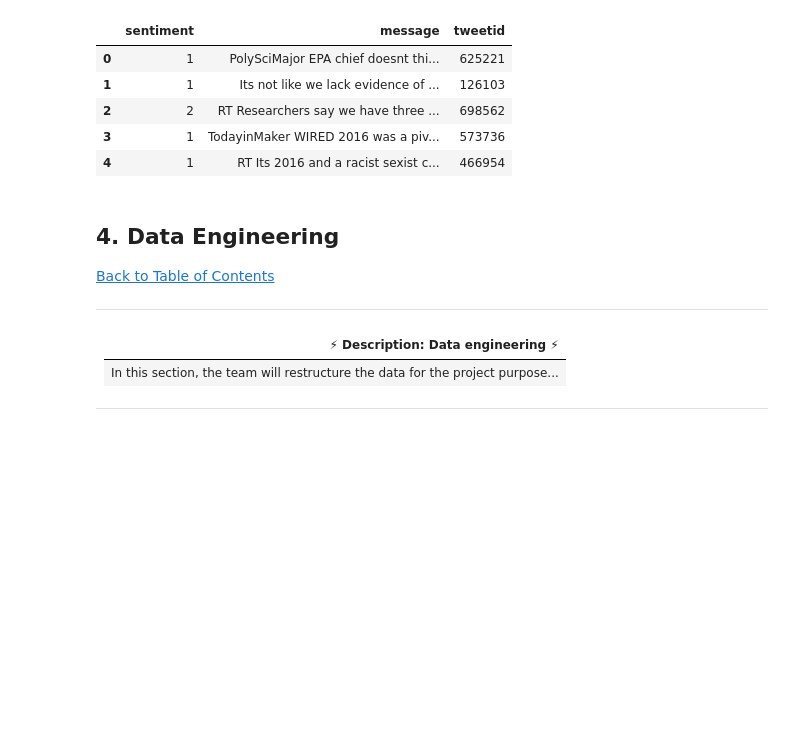
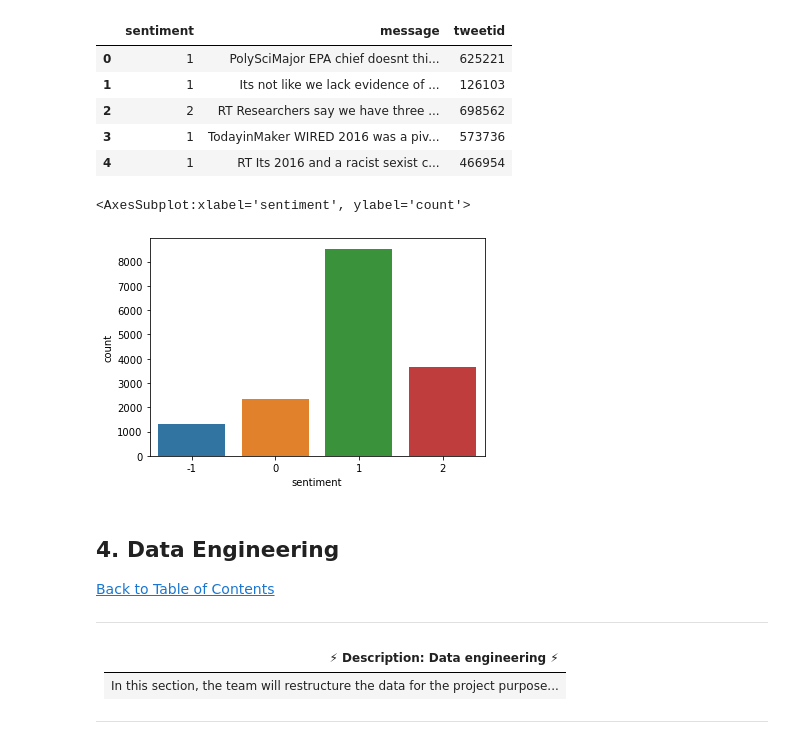
Before and after one commit to SamWachira/TeamNM6-2201ACDS_NM6, a Jupyter notebook: Notebook/starter_classification.ipynb, the cells around one changed output. Saved outputs shown, nothing was run; the diff lists cells and outputs as text; code cells hidden in the pictures; blank space fills up the shorter version.

```diff
--- a/Notebook/starter_classification.ipynb
+++ b/Notebook/starter_classification.ipynb
@@ -154,3 +154,8 @@ See the caveats in the documentation: https://pandas.pydata.org/pandas-docs/stab
+# %%
+sns.countplot(train['sentiment'],)
+# %% [output]
+<AxesSubplot:xlabel='sentiment', ylabel='count'>
+[figure, added]
 # %%
 # evaluate correlation
 # %%
```
Also changed, not shown: parts of 28 cells of this notebook.
